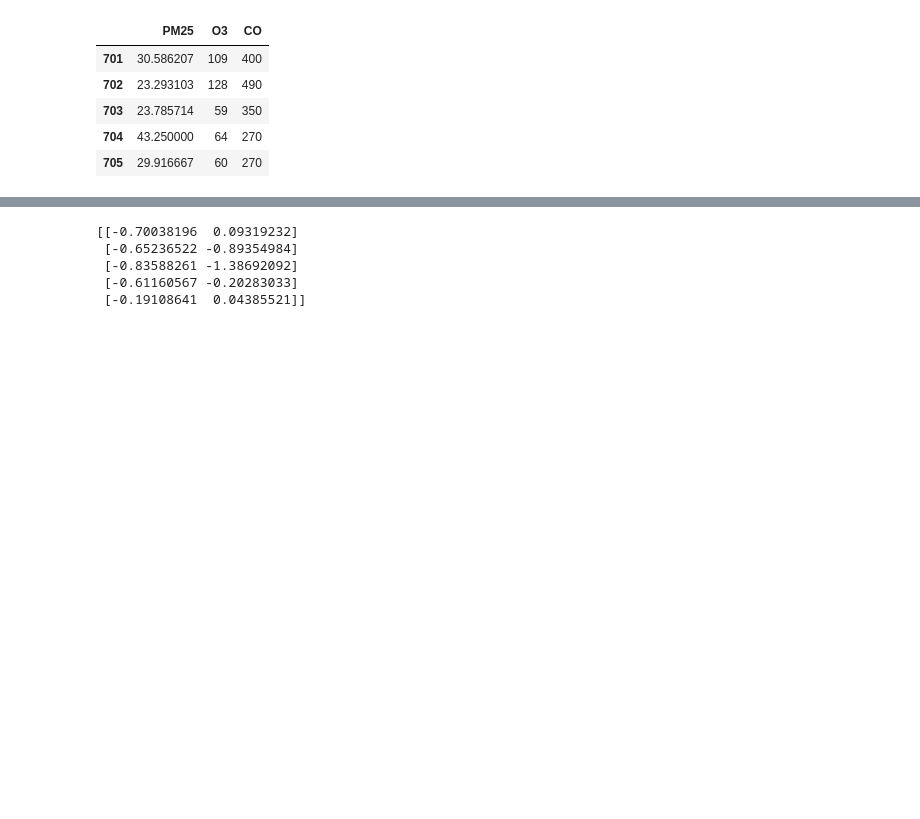
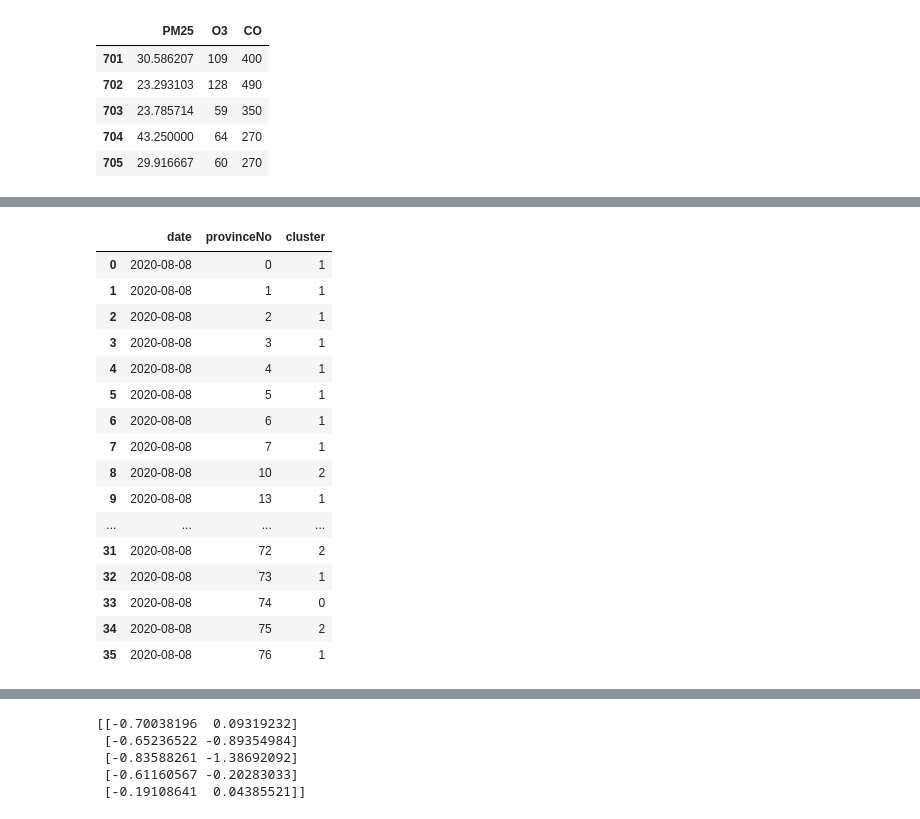
Before and after one commit to Peemajoke/DataSciProject2, a Jupyter notebook: Code/ProjectCode.ipynb, the cells around one changed output, grey strips where cells are left out. Drawn from its saved outputs; the diff is of its cells as text; code cells hidden in the pictures; blank space fills up the shorter version.

```diff
--- a/Code/ProjectCode.ipynb
+++ b/Code/ProjectCode.ipynb
@@ -442,0 +461,21 @@ print(trans_data[0:5,])
+# %%
+dfCluster = clusterOneday('2020-08-08')
+dfCluster
+# %% [output]
+|  | date | provinceNo | cluster |
+| 0 | 2020-08-08 | 0 | 1 |
+| 1 | 2020-08-08 | 1 | 1 |
+| 2 | 2020-08-08 | 2 | 1 |
+| 3 | 2020-08-08 | 3 | 1 |
+| 4 | 2020-08-08 | 4 | 1 |
+| 5 | 2020-08-08 | 5 | 1 |
+| 6 | 2020-08-08 | 6 | 1 |
+| 7 | 2020-08-08 | 7 | 1 |
+| 8 | 2020-08-08 | 10 | 2 |
+| 9 | 2020-08-08 | 13 | 1 |
+| ... | ... | ... | ... |
+| 31 | 2020-08-08 | 72 | 2 |
+| 32 | 2020-08-08 | 73 | 1 |
+| 33 | 2020-08-08 | 74 | 0 |
+| 34 | 2020-08-08 | 75 | 2 |
+| 35 | 2020-08-08 | 76 | 1 |
```
Also changed, not shown: parts of 10 cells of this notebook, 1 other file.
